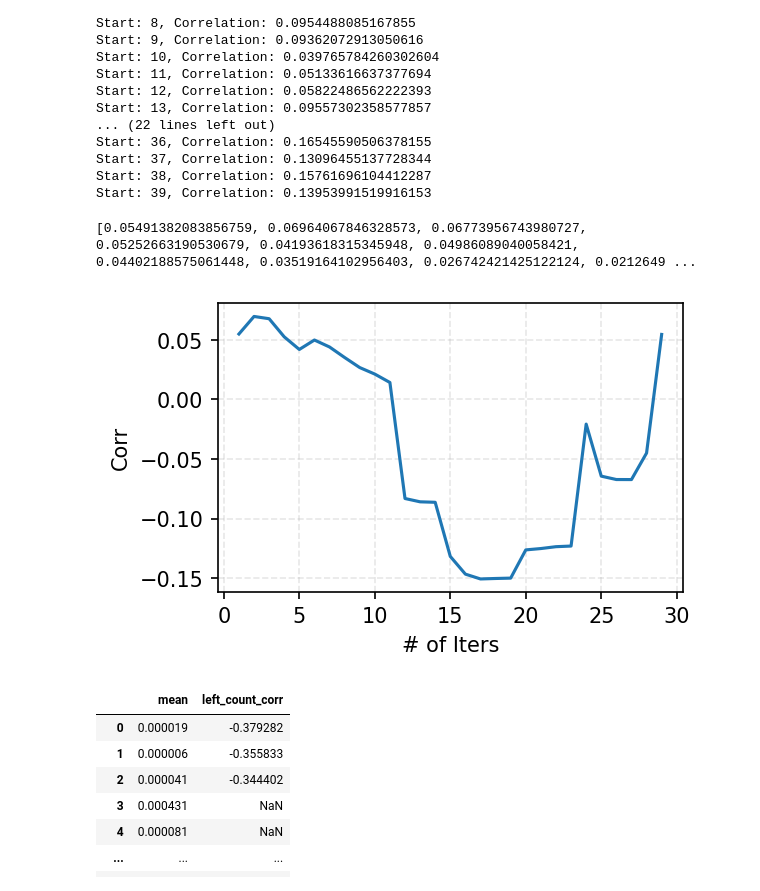
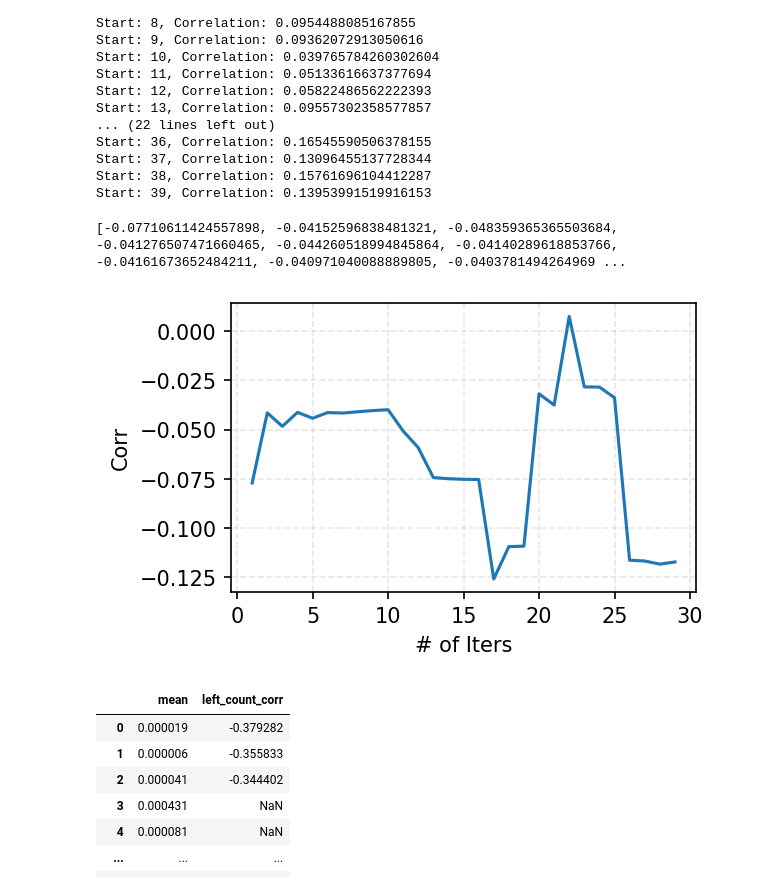
Before and after one commit to chengzhi-lu/vllm, a Jupyter notebook: examples/analysis/data/eos_pos_analysis.ipynb, the cells around one changed output. Saved outputs shown, nothing was run; the diff lists cells and outputs as text; code cells hidden in the pictures.

```diff
--- a/examples/analysis/data/eos_pos_analysis.ipynb
+++ b/examples/analysis/data/eos_pos_analysis.ipynb
@@ -27,7 +27,7 @@ df_prob = pd.DataFrame(eos_probabilities).T
 corrs = []
 ratio = []
 count = df.describe().T["count"]
-for i in range(1, 300):
+for i in range(1, 30):
     df_eos_prob_count = df_prob[:i].describe().T[["count", "mean"]]
     df_eos_prob_count["count"] = count - i
     df_eos_prob_count = df_eos_prob_count[df_eos_prob_count["count"] > 0]
@@ -295,32 +293,32 @@ Start: 39, Correlation: 0.13953991519916153
 # %%
 left_count_corr = df_prob.apply(lambda col: get_left_count_corr(col), axis=0).T
 left_count_corr["index"] = left_count_corr[0].apply(lambda x: int(x))
 left_count_corr["left_count_corr"] = left_count_corr[1]
 count = df.describe().T["count"]
 corrs = []
 for i in range(1, 30):
-    df_eos_prob_count = df_prob[:i].describe().T[["count", "mean"]]
+    df_eos_prob_count = df_prob[:i].describe().T[["count", "max"]]
     df_eos_prob_count["count"] = count - i
 
     df_eos_prob_count = df_eos_prob_count[
         df_eos_prob_count["count"] > 0
     ].reset_index()
     df_eos_prob_count = pd.merge(df_eos_prob_count, left_count_corr, on="index")
     # df_eos_prob_count["left_count_corr"] = left_count_corr
     corrs.append(
-        df_eos_prob_count[["mean", "left_count_corr"]]
+        df_eos_prob_count[["max", "left_count_corr"]]
         .corr(method="pearson")
-        .loc["mean", "left_count_corr"]
+        .loc["max", "left_count_corr"]
     )
 print(corrs)
 plt.figure(figsize=(4, 2.5), dpi=150)
 plt.plot(range(1, 30), corrs)
 plt.xlabel("# of Iters")
 plt.ylabel("Corr")
 plt.grid(alpha=0.3, linestyle="--")
 # %% [output]
-[0.05491382083856759, 0.06964067846328573, 0.06773956743980727, 0.05252663190530679, 0.04193618315345948, 0.04986089040058421, 0.04402188575061448, 0.03519164102956403, 0.026742421425122124, 0.0212649 ...
+[-0.07710611424557898, -0.04152596838481321, -0.048359365365503684, -0.041276507471660465, -0.044260518994845864, -0.04140289618853766, -0.04161673652484211, -0.040971040088889805, -0.0403781494264969 ...
-[figure, old version]
+[figure, new version]
 # %%
 df_eos_prob_count[["mean", "left_count_corr"]]
 # %% [output]
```
Also changed, not shown: parts of 4 cells of this notebook, 13 other files.
